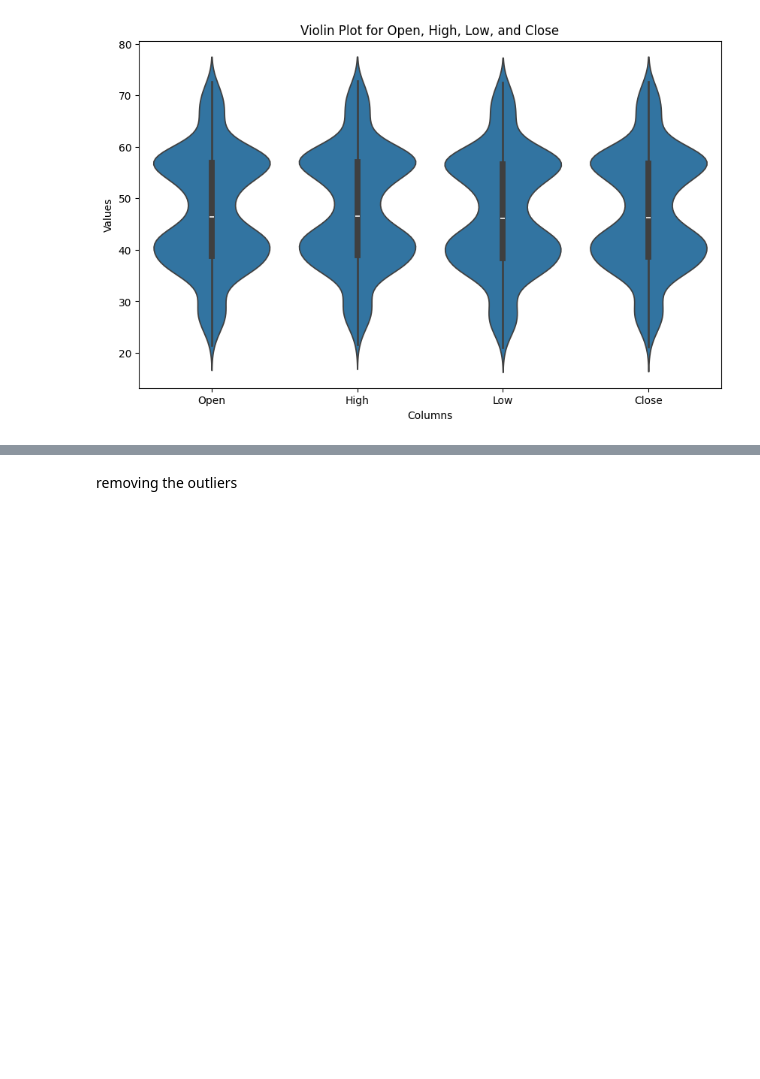
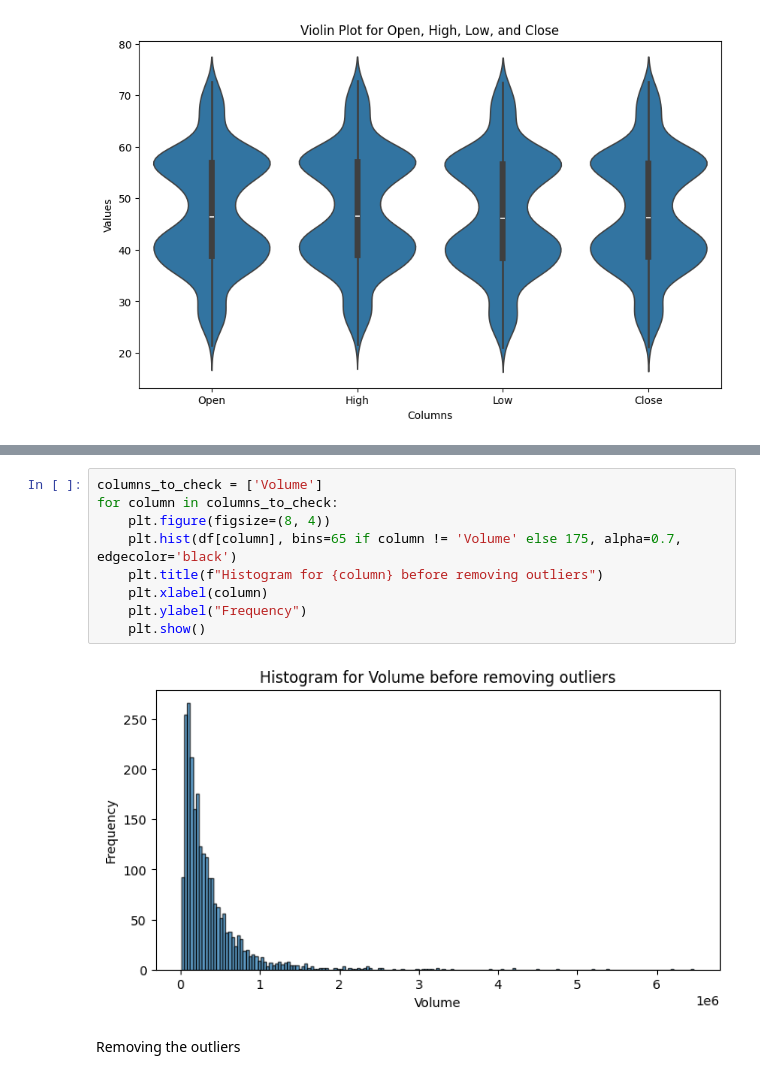
Before and after one commit to qazalarabali/ETF_EDA_Visualization, a Jupyter notebook: Index ETFs/VT/VT_EDA.ipynb, the cells around one changed output, grey strips where cells are left out. Saved outputs shown, nothing was run; the diff lists cells and outputs as text; blank space fills up the shorter version.

```diff
--- a/Index ETFs/VT/VT_EDA.ipynb
+++ b/Index ETFs/VT/VT_EDA.ipynb
@@ -373,3 +403,14 @@ plt.show()
+# %%
+columns_to_check = ['Volume']
+for column in columns_to_check:
+    plt.figure(figsize=(8, 4))
+    plt.hist(df[column], bins=65 if column != 'Volume' else 175, alpha=0.7, edgecolor='black')
+    plt.title(f"Histogram for {column} before removing outliers")
+    plt.xlabel(column)
+    plt.ylabel("Frequency")
+    plt.show()
+# %% [output]
+[figure, added]
 # %% [markdown]
-removing the outliers
+Removing the outliers
 # %%
```
Also changed, not shown: parts of 30 cells of this notebook.
